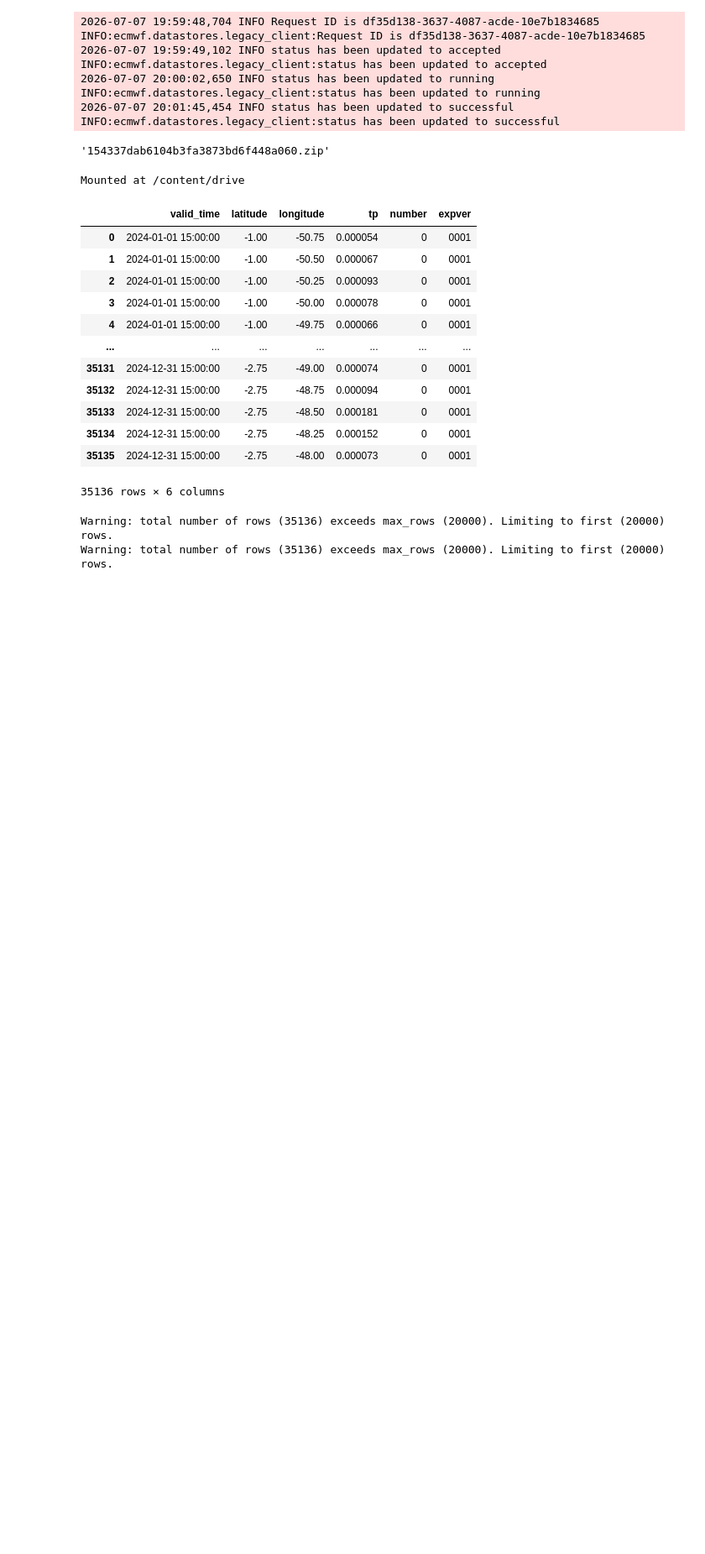
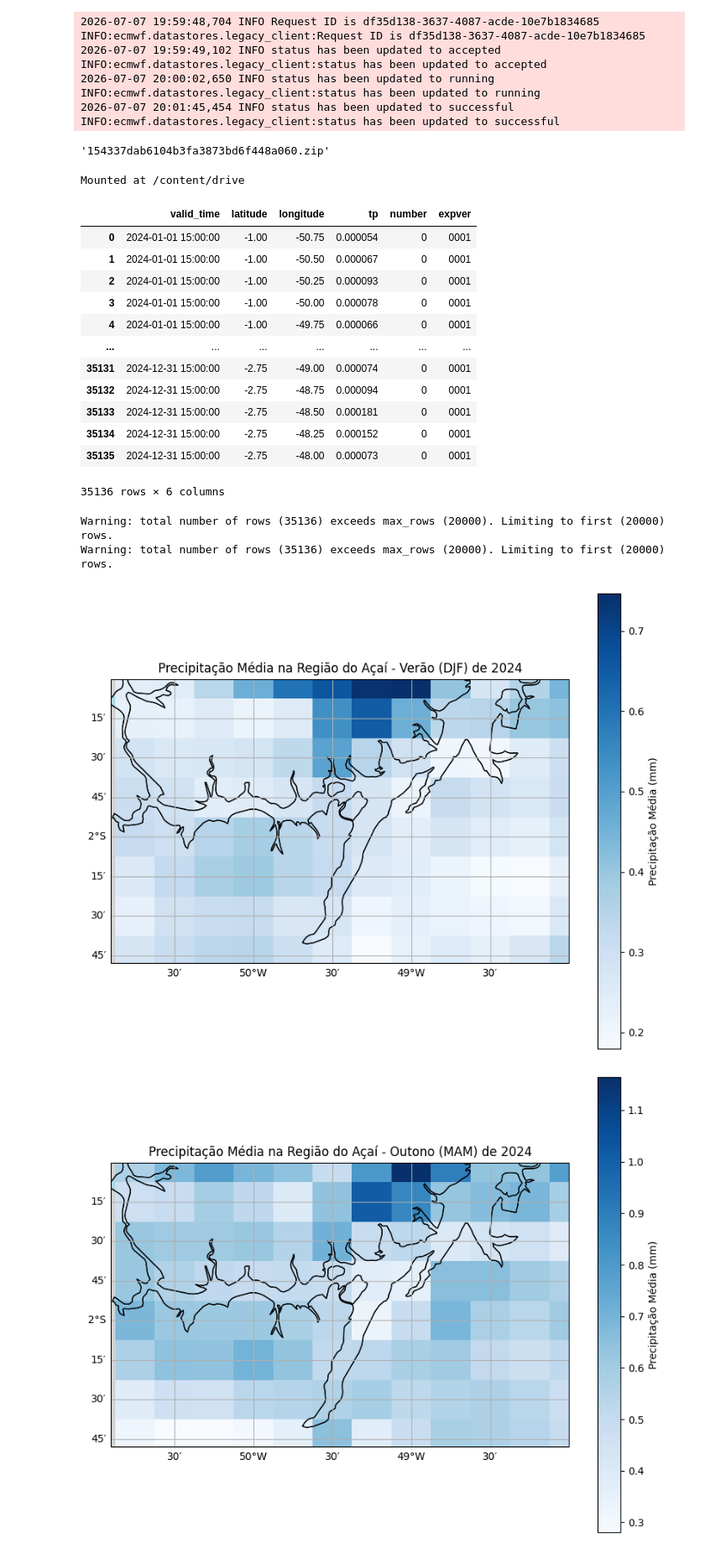
Before and after one commit to josidimufrj/geo_modelagem, a Jupyter notebook: Parte1_Cartopy__opernicus.ipynb, the cells around one changed output. Shown at 84% size. Cells and saved outputs as stored; diff of their text form; code cells hidden in the pictures; blank space fills up the shorter version.

Commit message:
mapas de precipitação nas estações do ano

```diff
--- a/Parte1_Cartopy__opernicus.ipynb
+++ b/Parte1_Cartopy__opernicus.ipynb
@@ -247,3 +249,69 @@ df.to_dataframe().reset_index()
 35136 rows × 6 columns
 Warning: total number of rows (35136) exceeds max_rows (20000). Limiting to first (20000) rows.
 Warning: total number of rows (35136) exceeds max_rows (20000). Limiting to first (20000) rows.
+# %%
+import matplotlib.pyplot as plt
+import cartopy.feature as cfeature
+import cartopy.crs as ccrs
+import xarray as xr
+import pandas as pd # Already imported, but good to have explicit imports if needed
+
+# Define seasons with their corresponding months (Brazilian seasons)
+seasons = {
+    "Verão (DJF)": [12, 1, 2],    # December, January, February
+    "Outono (MAM)": [3, 4, 5],     # March, April, May
+    "Inverno (JJA)": [6, 7, 8],     # June, July, August
+    "Primavera (SON)": [9, 10, 11]  # September, October, November
+}
+
+# Define the extent for the maps based on the data request area
+# [lon_west, lon_east, lat_south, lat_north]
+map_extent = [-50.9, -48, -2.8, -1] # This matches the 'area' requested in cdsapi
+
+for season_name, months in seasons.items():
+    # Filter data for the current season
+    # Use .dt.month to extract month from valid_time and filter
+    seasonal_df = df.sel(valid_time=df['valid_time'].dt.month.isin(months))
+
+    # Calculate the mean total precipitation for the season (and convert to mm)
+    # tp is in meters, multiply by 1000 to get millimeters
+    seasonal_precip_mm = (seasonal_df['tp'].mean(dim='valid_time')) * 1000
+
+    # Create the plot
+    fig = plt.figure(figsize=(10, 8))
+    ax = fig.add_subplot(1, 1, 1, projection=ccrs.PlateCarree()) # Use PlateCarree projection
+
+    # Set map extent
+    ax.set_extent(map_extent, crs=ccrs.PlateCarree())
+
+    # Add geographical features
+    ax.add_feature(cfeature.LAND, facecolor="lightgray")
+    ax.add_feature(cfeature.OCEAN, facecolor="lightblue")
+    ax.coastlines(resolution='10m', linewidth=0.8)
+    ax.add_feature(cfeature.BORDERS, linestyle='-', edgecolor='black', linewidth=0.5)
+    ax.add_feature(cfeature.STATES, linestyle='-', edgecolor='black', linewidth=1.0)
+
+    # Plot precipitation data using pcolormesh for gridded data
+    # The 'transform' argument is crucial to tell Cartopy that the input data coordinates
+    # are in PlateCarree (lon/lat)
+    seasonal_precip_mm.plot.pcolormesh(
+        ax=ax,
+        x='longitude',
+        y='latitude',
+        cmap='Blues', # 'Blues' colormap is good for precipitation
+        cbar_kwargs={'label': 'Precipitação Média (mm)'},
+        transform=ccrs.PlateCarree()
+    )
+
+    # Add gridlines with labels
+    gl = ax.gridlines(draw_labels=True, dms=True, x_inline=False, y_inline=False)
+    gl.top_labels = False # Hide top latitude labels
+    gl.right_labels = False # Hide right longitude labels
+
+    # Add title
+    plt.title(f'Precipitação Média na Região do Açaí - {season_name} de 2024')
+
+    plt.show()
+# %% [output]
+[figure, added]
+[figure, added]
```
Also changed, not shown: parts of 3 cells of this notebook.
